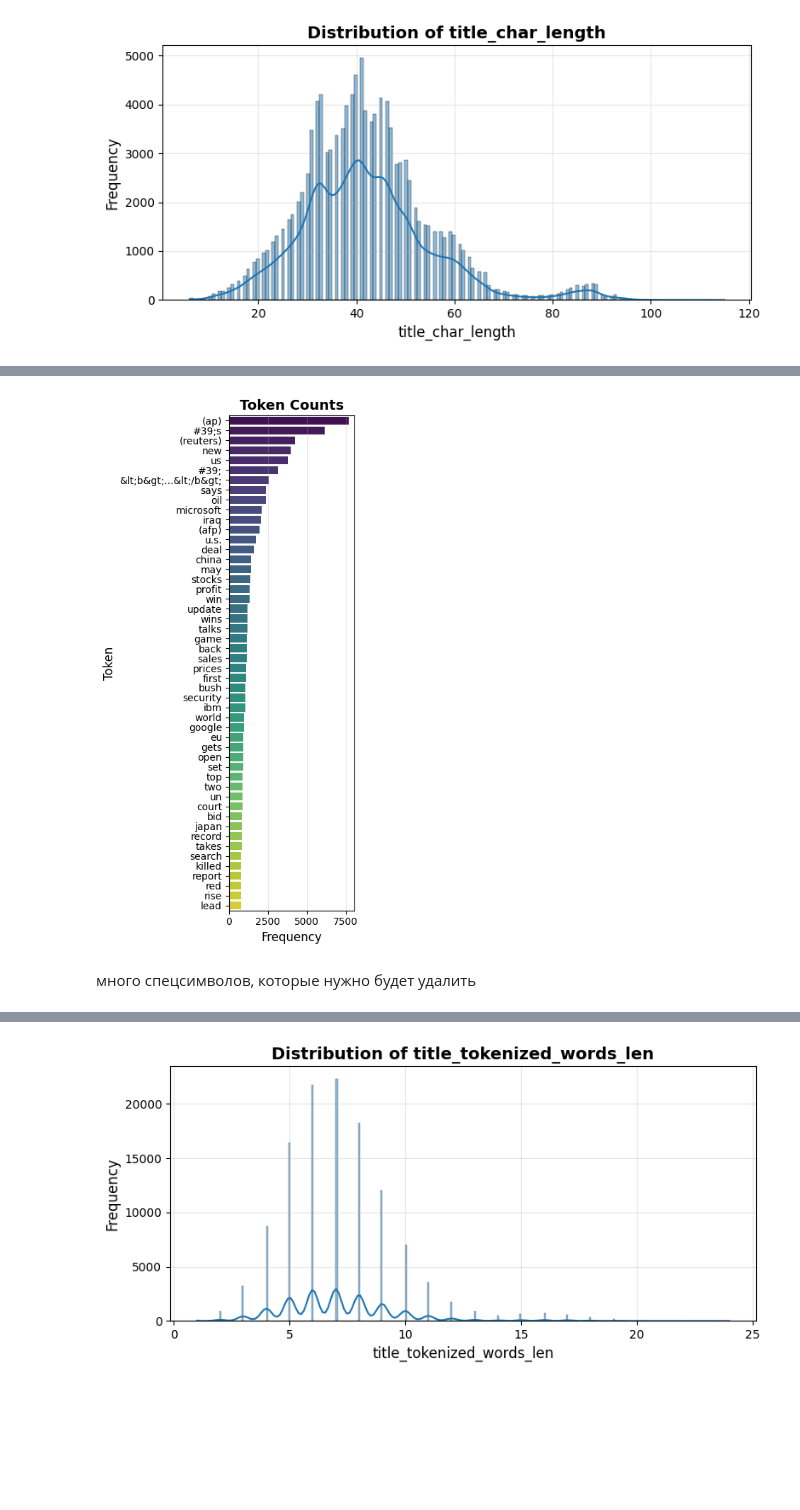
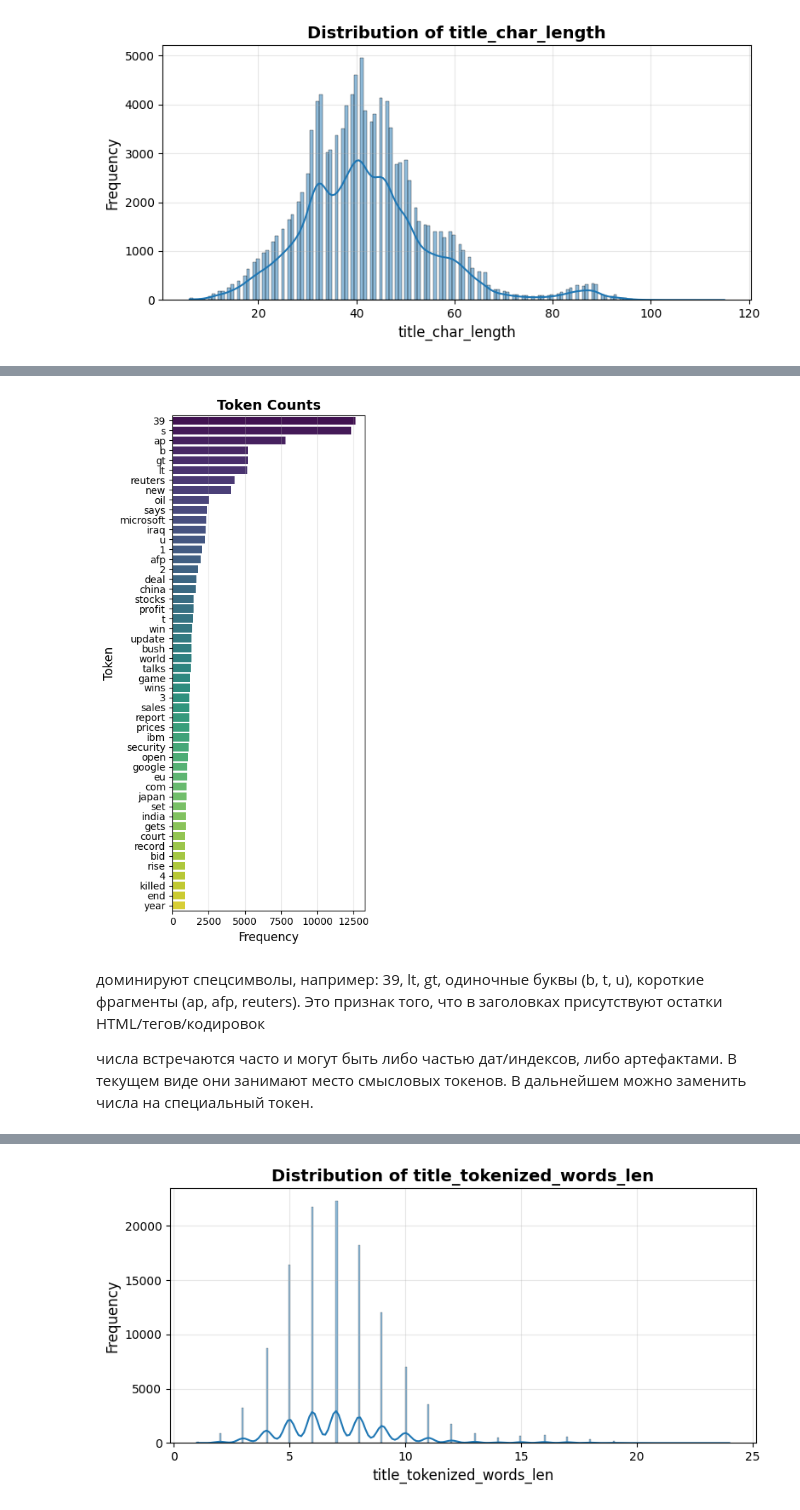
Before and after one commit to nikitosik258/News_classification, a Jupyter notebook: eda.ipynb, the cells around one changed output, grey strips where cells are left out. Drawn from its saved outputs; the diff is of its cells as text; code cells hidden in the pictures; blank space fills up the shorter version.

```diff
--- a/eda.ipynb
+++ b/eda.ipynb
@@ -27,7 +37,6 @@ random.seed(SEED)     # для стандартного модуля random
 Это первый и самый важный этап любого анализа данных - без понимания структуры невозможно корректно проводить дальнейшую обработку.
 # %%
 # Загружаем предобработанные данные из CSV файла
-# Датасет содержит информацию о вакансиях с их описаниями и метками
-df = pd.read_csv('data/train.csv')
+df = pd.read_csv('data/data.csv')
 # %%
 # Выводим общую информацию о структуре датасета:
@@ -231,6 +225,6 @@ def tokenize_word(text: str):
 # %%
 # Токенизация заголовков
-df_EDA['title_tokenized_words'] = df_EDA['Title'].apply(tokenize_word)
+df_EDA['title_tokenized_words'] = df_EDA['Title'].apply(tokenize_words)
 
 # Длина заголовка в словах
 df_EDA['title_tokenized_words_len'] = df_EDA['title_tokenized_words'].apply(len)
@@ -238,10 +232,18 @@ df_EDA['title_tokenized_words_len'] = df_EDA['title_tokenized_words'].apply(len)
 # Подсчет частотности токенов в заголовках
 # Удаляем стоп-слова и пунктуацию, приводим к нижнему регистру для корректного подсчета
 # Это поможет выявить наиболее частые слова в заголовках
-title_token_counts = token_counts(
-    df_EDA,
-    'title_tokenized_words',
-    remove_stopwords=True,
-    remove_punctuation=True,
-    lowercase_for_counting=True
+stopwords, punctuation = get_default_resources()
+
+df_EDA["title_tokens_clean"] = df_EDA["title_tokenized_words"].apply(
+    lambda toks: filter_tokens(
+        toks,
+        to_lower=True,
+        remove_stopwords=True,
+        remove_punctuation=True,
+        stopwords=stopwords,
+        punctuation=punctuation,
+    )
 )
+
+title_token_counts = token_counts(df_EDA["title_tokens_clean"].tolist())
+title_token_counts
@@ -248,17 +268,19 @@ title_token_counts = token_counts(
 # %%
 # Визуализация топ-50 самых частых токенов в заголовках
 # Столбчатая диаграмма поможет быстро увидеть ключевые слова
 barplot(
-    title_token_counts,
-    title='Token Counts',
-    ylabel='Token',
+    pd.Series(title_token_counts).sort_values(ascending=False),
+    title="Token Counts",
+    ylabel="Token",
     top_n=50,
     figsize=(4, 8)
 )
 # %% [output]
-[figure, old version]
+[figure, new version]
-# %% [markdown]
-много спецсимволов, которые нужно будет удалить
+# %% [markdown]
+доминируют спецсимволы, например: 39, lt, gt, одиночные буквы (b, t, u), короткие фрагменты (ap, afp, reuters). Это признак того, что в заголовках присутствуют остатки HTML/тегов/кодировок
+
+числа встречаются часто и могут быть либо частью дат/индексов, либо артефактами. В текущем виде они занимают место смысловых токенов. В дальнейшем можно заменить числа на специальный токен.
 # %%
 # Облако слов для визуализации частотности токенов
 # Размер слова пропорционален его частотности - интуитивно понятная визуализация
```
Also changed, not shown: parts of 38 cells of this notebook, 9 other files.
